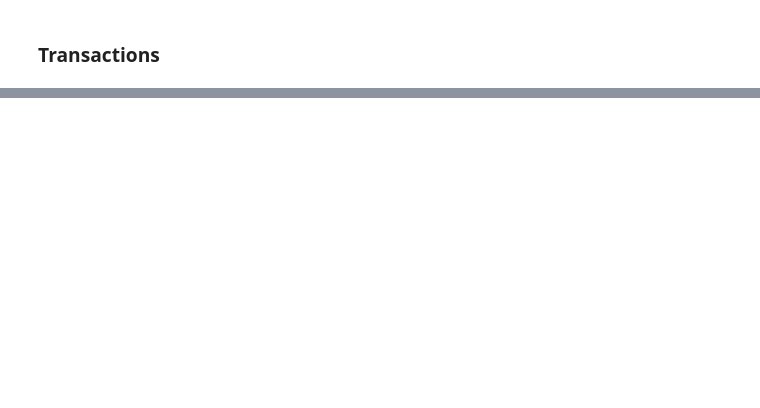
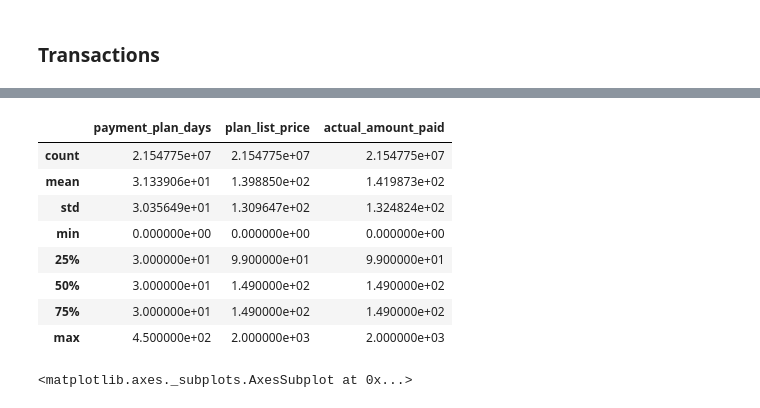
Before and after one commit to cedricherman/Churn_Prediction_KKBOX, a Jupyter notebook: KKBOX_Data_Exploration.ipynb, the cells around one changed output, grey strips where cells are left out. Saved outputs shown, nothing was run; the diff lists cells and outputs as text; code cells hidden in the pictures; blank space fills up the shorter version.

```diff
--- a/KKBOX_Data_Exploration.ipynb
+++ b/KKBOX_Data_Exploration.ipynb
@@ -96,4 +122,4 @@ $^{ii}$Note: taken as a snapshot at which the member.csv is extracted. Not repre
 ### Transactions
 # %%
 transaction_dir = os.path.join(os.pardir, 'data', 'raw', 'transactions.csv')
-df_tr = pd.read_csv(transaction_dir, index_col = 'msno', parse_dates=['transaction_date', 'membership_expire_date'])
+df_transac = pd.read_csv(transaction_dir, index_col = 'msno', parse_dates=['transaction_date', 'membership_expire_date'])
@@ -100 +138,7 @@ df_tr = pd.read_csv(transaction_dir, index_col = 'msno', parse_dates=['transacti
+# %%
+# treat payment_method_id as a category
+df_transac.payment_method_id = df_transac.payment_method_id.astype('category')
+# convert relevant columns to boolean
+df_transac.is_auto_renew = df_transac.is_auto_renew.astype(bool)
+df_transac.is_cancel = df_transac.is_cancel.astype(bool)
 # %%
@@ -101,0 +216,17 @@ df_tr.info()
+# %%
+df_transac.describe()
+# %% [output]
+|  | payment_plan_days | plan_list_price | actual_amount_paid |
+| count | 2.154775e+07 | 2.154775e+07 | 2.154775e+07 |
+| mean | 3.133906e+01 | 1.398850e+02 | 1.419873e+02 |
+| std | 3.035649e+01 | 1.309647e+02 | 1.324824e+02 |
+| min | 0.000000e+00 | 0.000000e+00 | 0.000000e+00 |
+| 25% | 3.000000e+01 | 9.900000e+01 | 9.900000e+01 |
+| 50% | 3.000000e+01 | 1.490000e+02 | 1.490000e+02 |
+| 75% | 3.000000e+01 | 1.490000e+02 | 1.490000e+02 |
+| max | 4.500000e+02 | 2.000000e+03 | 2.000000e+03 |
+# %%
+_ , axListPrice = plt.subplots()
+df_transac.plan_list_price.plot(kind = 'hist', bins = 200, ax = axListPrice)
+# %% [output]
+<matplotlib.axes._subplots.AxesSubplot at 0x...>
```
Also changed, not shown: parts of 20 cells of this notebook.
